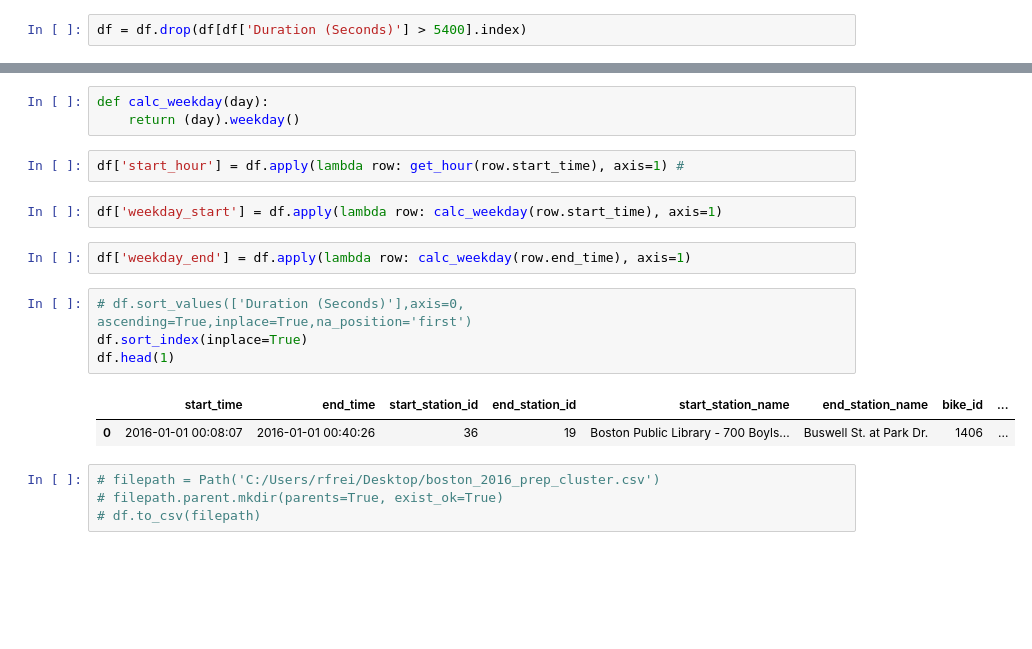
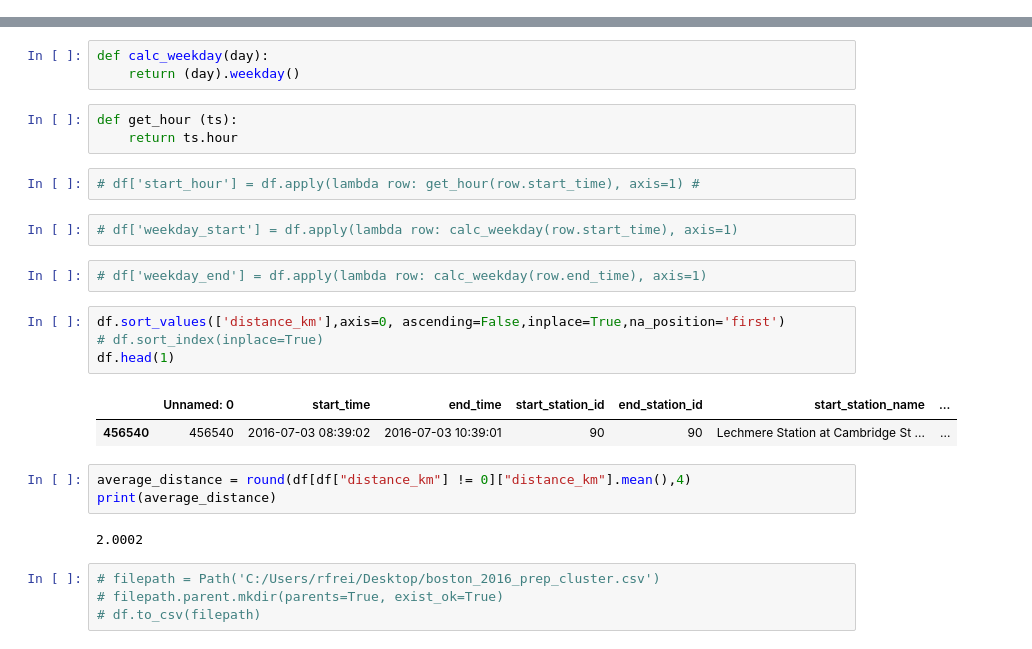
Before and after one commit to renefreitag/Data_Vipers, a Jupyter notebook: CBA/rene_Data_Prep.ipynb, the cells around one changed output, grey strips where cells are left out. Cells and saved outputs as stored; diff of their text form; blank space fills up the shorter version.

```diff
--- a/CBA/rene_Data_Prep.ipynb
+++ b/CBA/rene_Data_Prep.ipynb
@@ -222,2 +304,0 @@ a = len(df)
-# %%
-df = df.drop(df[df['Duration (Seconds)'] > 5400].index)
@@ -236,19 +305,27 @@ print(c/len(df)*100)
 # %%
 def calc_weekday(day):
     return (day).weekday()
+# %%
+def get_hour (ts):
+    return ts.hour
 # %%
-df['start_hour'] = df.apply(lambda row: get_hour(row.start_time), axis=1) #
+# df['start_hour'] = df.apply(lambda row: get_hour(row.start_time), axis=1) #
 # %%
-df['weekday_start'] = df.apply(lambda row: calc_weekday(row.start_time), axis=1)
+# df['weekday_start'] = df.apply(lambda row: calc_weekday(row.start_time), axis=1)
 # %%
-df['weekday_end'] = df.apply(lambda row: calc_weekday(row.end_time), axis=1)
+# df['weekday_end'] = df.apply(lambda row: calc_weekday(row.end_time), axis=1)
 # %%
-# df.sort_values(['Duration (Seconds)'],axis=0, ascending=True,inplace=True,na_position='first')
-df.sort_index(inplace=True)
+df.sort_values(['distance_km'],axis=0, ascending=False,inplace=True,na_position='first')
+# df.sort_index(inplace=True)
 df.head(1)
 # %% [output]
-|  | start_time | end_time | start_station_id | end_station_id | start_station_name | end_station_name | bike_id | ... |
-| 0 | 2016-01-01 00:08:07 | 2016-01-01 00:40:26 | 36 | 19 | Boston Public Library - 700 Boyls... | Buswell St. at Park Dr. | 1406 | ... |
+|  | Unnamed: 0 | start_time | end_time | start_station_id | end_station_id | start_station_name | ... |
+| 456540 | 456540 | 2016-07-03 08:39:02 | 2016-07-03 10:39:01 | 90 | 90 | Lechmere Station at Cambridge St ... | ... |
+# %%
+average_distance = round(df[df["distance_km"] != 0]["distance_km"].mean(),4)
+print(average_distance)
+# %% [output]
+2.0002
 # %%
 # filepath = Path('C:/Users/rfrei/Desktop/boston_2016_prep_cluster.csv')
 # filepath.parent.mkdir(parents=True, exist_ok=True)
```
Also changed, not shown: parts of 36 cells of this notebook, 1 other file.
